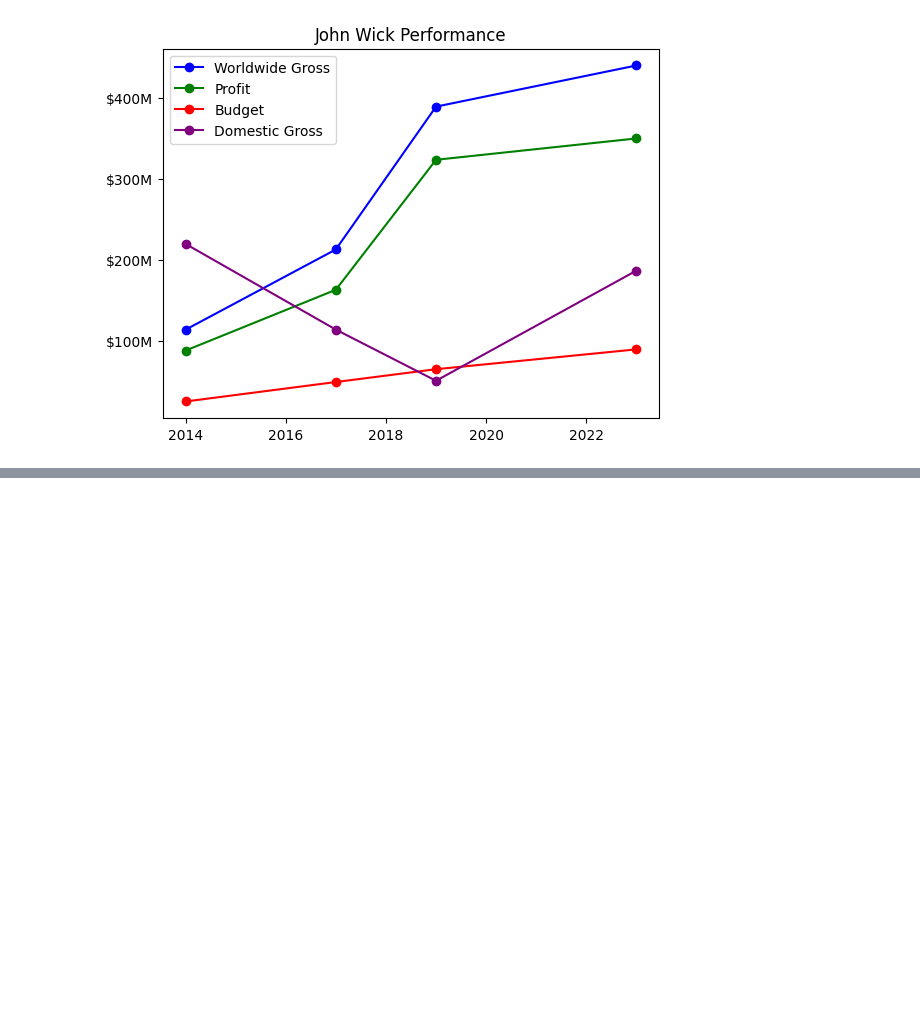
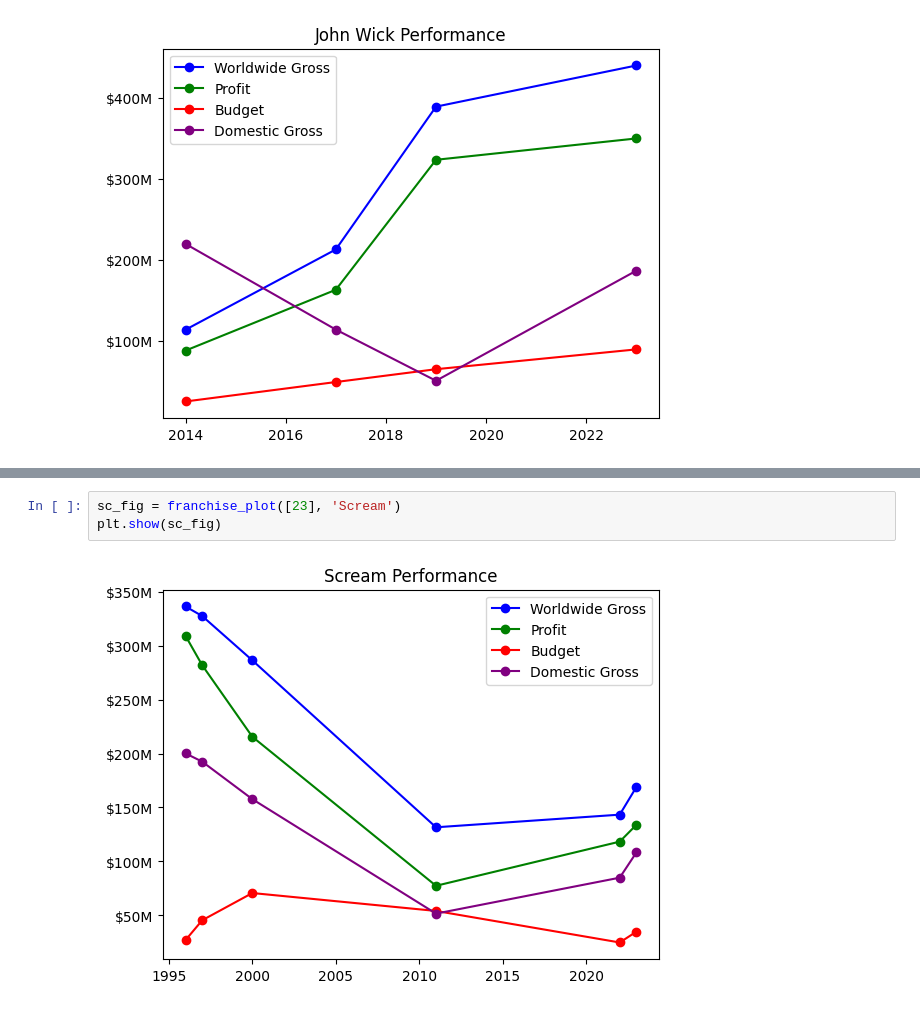
Before and after one commit to hoda-ayad/movie-universe, a Jupyter notebook: spr24/movieeda.ipynb, the cells around one changed output, grey strips where cells are left out. Saved outputs shown, nothing was run; the diff lists cells and outputs as text; blank space fills up the shorter version.

```diff
--- a/spr24/movieeda.ipynb
+++ b/spr24/movieeda.ipynb
@@ -464,0 +430,5 @@ plt.show(jw_fig)
+# %%
+sc_fig = franchise_plot([23], 'Scream')
+plt.show(sc_fig)
+# %% [output]
+[figure, added]
```
Also changed, not shown: parts of 10 cells of this notebook.
